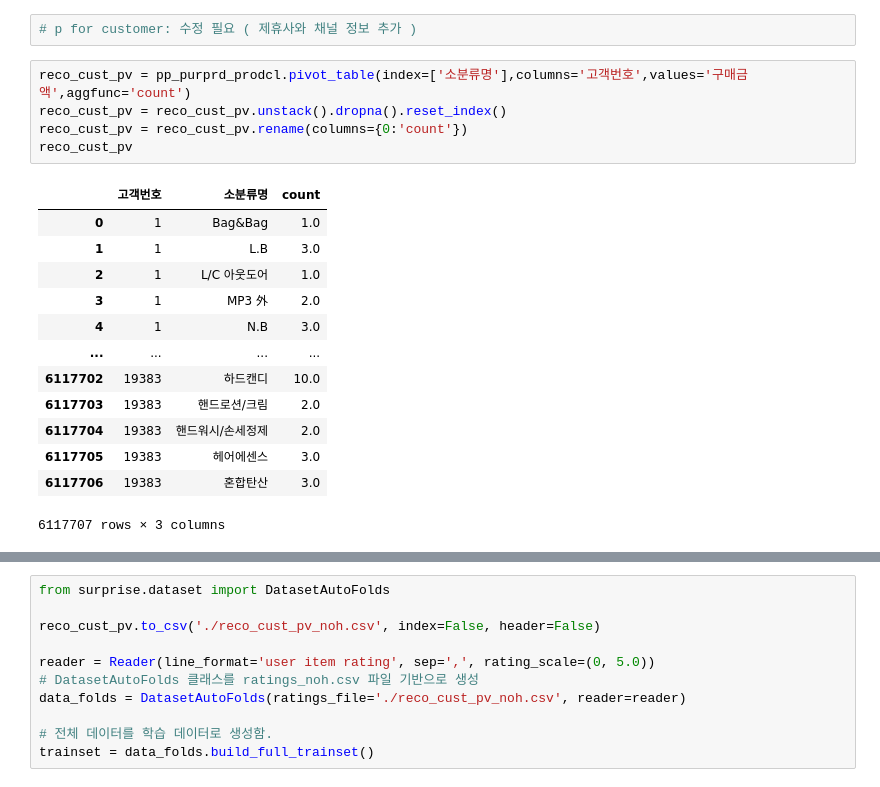
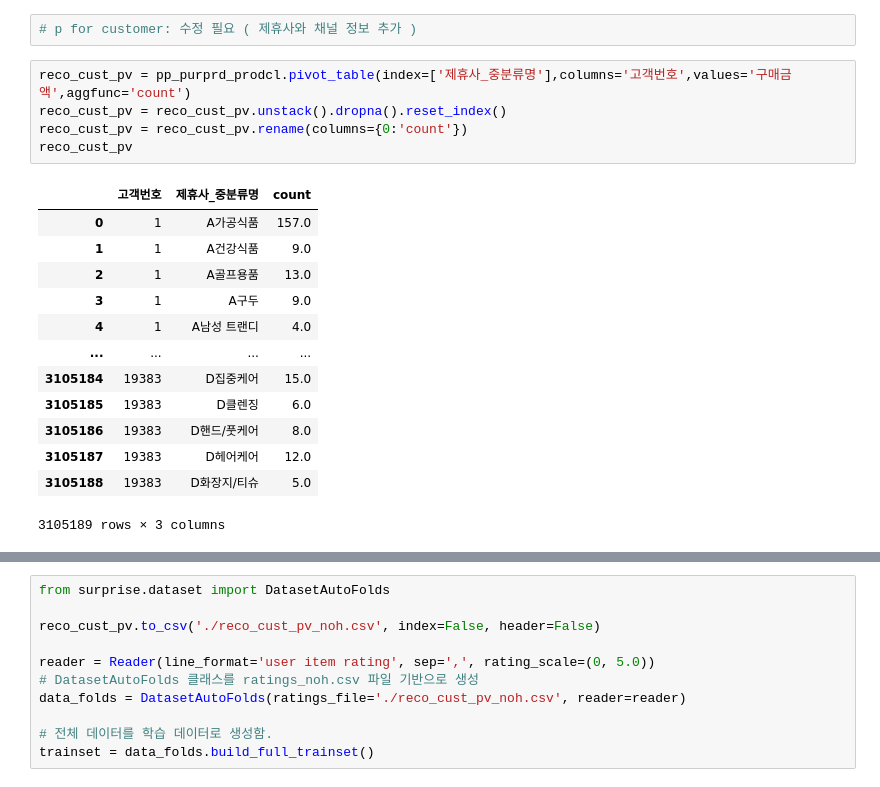
Before and after one commit to PKLH/cakd_LP, a Jupyter notebook: WorkSpace/통합/EDA_ML 완료.ipynb, the cells around one changed output, grey strips where cells are left out. Cells and saved outputs as stored; diff of their text form.

```diff
--- a/WorkSpace/통합/EDA_ML 완료.ipynb
+++ b/WorkSpace/통합/EDA_ML 완료.ipynb
@@ -476,21 +453,21 @@ reco_cust_num,len(reco_cust_num)
 # %%
 # p for customer: 수정 필요 ( 제휴사와 채널 정보 추가 )
 # %%
-reco_cust_pv = pp_purprd_prodcl.pivot_table(index=['소분류명'],columns='고객번호',values='구매금액',aggfunc='count')
+reco_cust_pv = pp_purprd_prodcl.pivot_table(index=['제휴사_중분류명'],columns='고객번호',values='구매금액',aggfunc='count')
 reco_cust_pv = reco_cust_pv.unstack().dropna().reset_index()
 reco_cust_pv = reco_cust_pv.rename(columns={0:'count'})
 reco_cust_pv
 # %% [output]
-|  | 고객번호 | 소분류명 | count |
-| 0 | 1 | Bag&Bag | 1.0 |
-| 1 | 1 | L.B | 3.0 |
-| 2 | 1 | L/C 아웃도어 | 1.0 |
-| 3 | 1 | MP3 外 | 2.0 |
-| 4 | 1 | N.B | 3.0 |
+|  | 고객번호 | 제휴사_중분류명 | count |
+| 0 | 1 | A가공식품 | 157.0 |
+| 1 | 1 | A건강식품 | 9.0 |
+| 2 | 1 | A골프용품 | 13.0 |
+| 3 | 1 | A구두 | 9.0 |
+| 4 | 1 | A남성 트랜디 | 4.0 |
 | ... | ... | ... | ... |
-| 6117702 | 19383 | 하드캔디 | 10.0 |
-| 6117703 | 19383 | 핸드로션/크림 | 2.0 |
-| 6117704 | 19383 | 핸드워시/손세정제 | 2.0 |
-| 6117705 | 19383 | 헤어에센스 | 3.0 |
-| 6117706 | 19383 | 혼합탄산 | 3.0 |
+| 3105184 | 19383 | D집중케어 | 15.0 |
+| 3105185 | 19383 | D클렌징 | 6.0 |
+| 3105186 | 19383 | D핸드/풋케어 | 8.0 |
+| 3105187 | 19383 | D헤어케어 | 12.0 |
+| 3105188 | 19383 | D화장지/티슈 | 5.0 |
-6117707 rows × 3 columns
+3105189 rows × 3 columns
```
Also changed, not shown: parts of 30 cells of this notebook.
